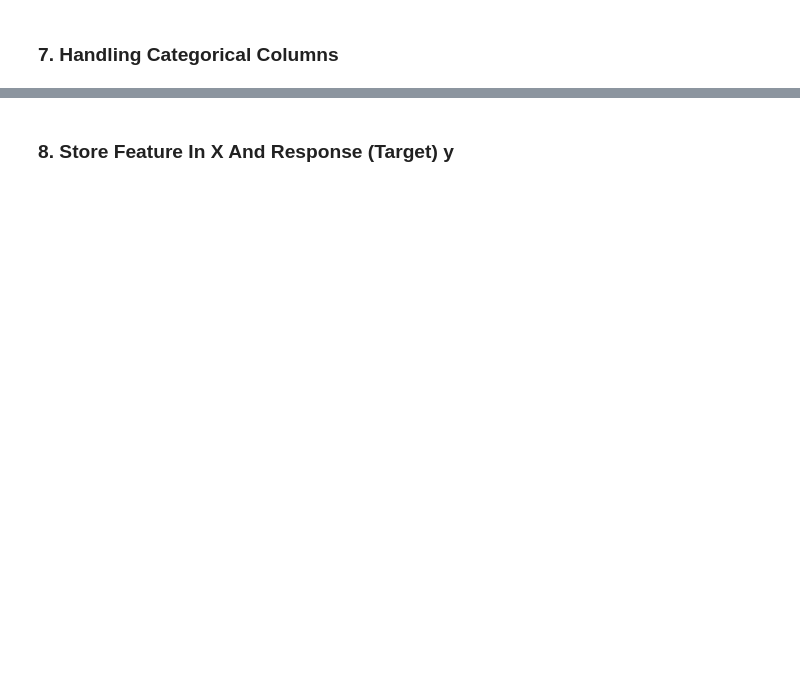
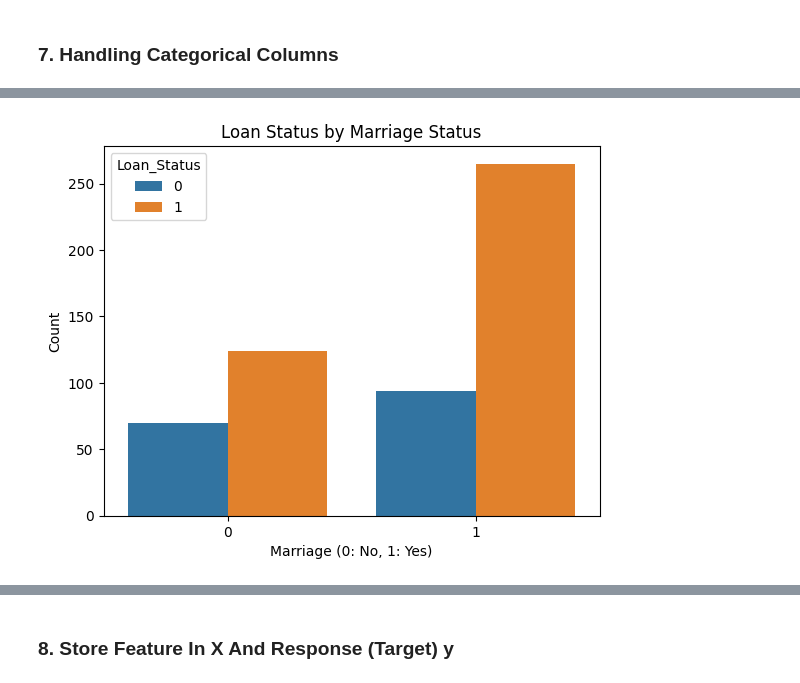
Before and after one commit to Dzithendo31/PythonCourse, a Jupyter notebook: loan_status_question.ipynb, the cells around one changed output, grey strips where cells are left out. Saved outputs shown, nothing was run; the diff lists cells and outputs as text; code cells hidden in the pictures; blank space fills up the shorter version.

```diff
--- a/loan_status_question.ipynb
+++ b/loan_status_question.ipynb
@@ -177,0 +266,8 @@ df.head()
+# %%
+sns.countplot(x='Married', hue='Loan_Status', data=df)
+plt.xlabel('Marriage (0: No, 1: Yes)')
+plt.ylabel('Count')
+plt.title('Loan Status by Marriage Status')
+plt.show()
+# %% [output]
+[figure, added]
```
Also changed, not shown: parts of 27 cells of this notebook.
